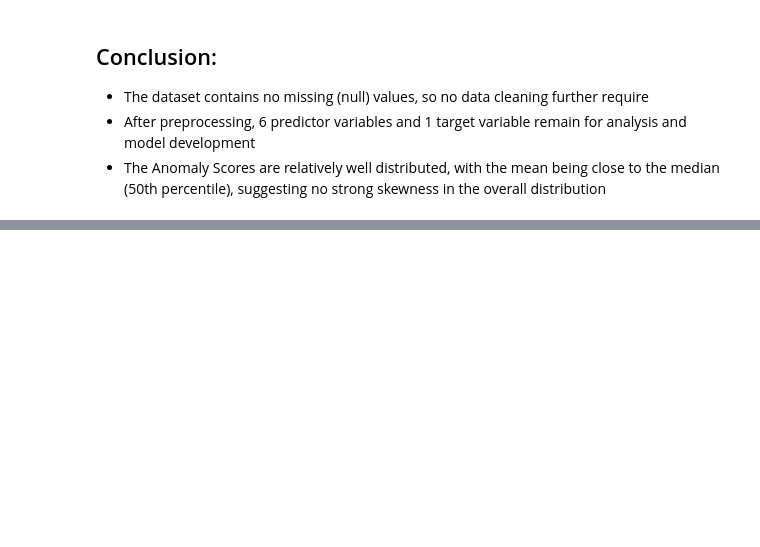
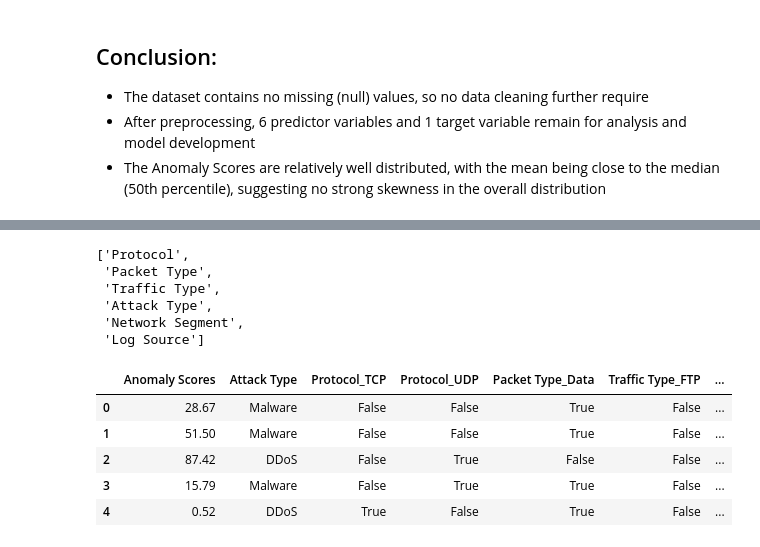
Before and after one commit to quangminh206lnh-collab/Network-attack-type-prediction-, a Jupyter notebook: notebooks/cybersecurity_analysis.ipynb, the cells around one changed output, grey strips where cells are left out. Cells and saved outputs as stored; diff of their text form; code cells hidden in the pictures; blank space fills up the shorter version.

Commit message:
One-hot encode categorical columns

```diff
--- a/notebooks/cybersecurity_analysis.ipynb
+++ b/notebooks/cybersecurity_analysis.ipynb
@@ -798,0 +803,3 @@ df.describe()
+# %%
+df_coppy = df.copy()
+df_coppy.head()
@@ -798,0 +813,20 @@ df.describe()
+# %%
+categorical_var
+# %% [output]
+['Protocol',
+ 'Packet Type',
+ 'Traffic Type',
+ 'Attack Type',
+ 'Network Segment',
+ 'Log Source']
+# %%
+categorical_var.remove("Attack Type ")
+df_coppy  = pd.get_dummies(df_coppy, columns= categorical_var, drop_first=True)
+df_coppy.head()
+# %% [output]
+|  | Anomaly Scores | Attack Type | Protocol_TCP | Protocol_UDP | Packet Type_Data | Traffic Type_FTP | ... |
+| 0 | 28.67 | Malware | False | False | True | False | ... |
+| 1 | 51.50 | Malware | False | False | True | False | ... |
+| 2 | 87.42 | DDoS | False | True | False | False | ... |
+| 3 | 15.79 | Malware | False | True | True | False | ... |
+| 4 | 0.52 | DDoS | True | False | True | False | ... |
```
Also changed, not shown: parts of 3 cells of this notebook.
